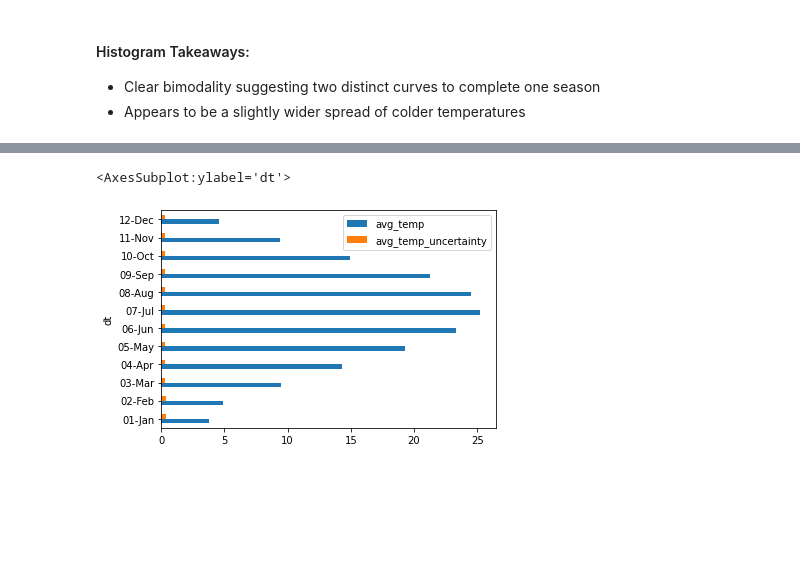
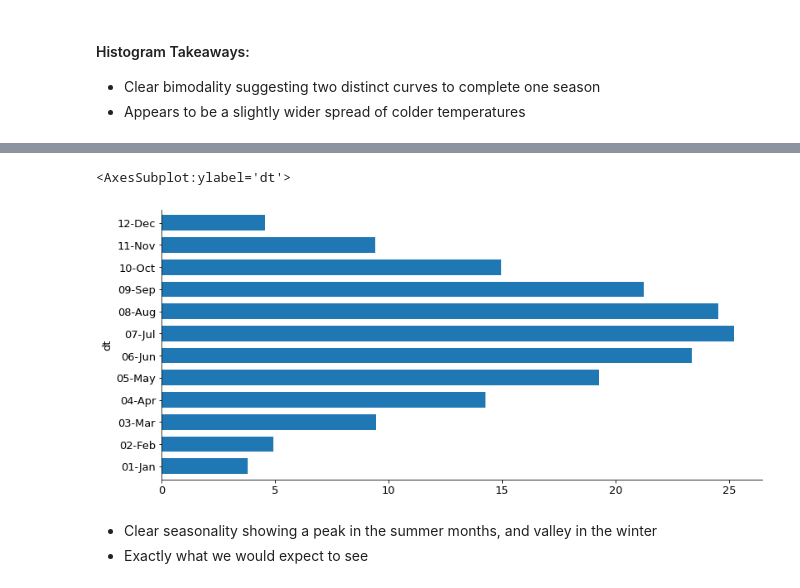
Before and after one commit to Tyler-Applegate/time-series-exercises, a Jupyter notebook: mini_project.ipynb, the cells around one changed output, grey strips where cells are left out. Saved outputs shown, nothing was run; the diff lists cells and outputs as text; code cells hidden in the pictures; blank space fills up the shorter version.

```diff
--- a/mini_project.ipynb
+++ b/mini_project.ipynb
@@ -13,3 +17,7 @@ from time import strftime
+# %%
+plt.rc('figure', figsize=(13, 6))
+plt.rc('axes.spines', top=False, right=False)
+plt.rc('font', size=13)
 # %% [markdown]
 ### Assignment
 The goal of this mini-project is to practice what you have learned at each stage of the pipeline throughout the time series module. You will use the earth surface temperature data offered by Berkeley Earth through Kaggle.com. You will select one location, could be a city or a state or something relatively similar in size and analyze the patterns in temperature over time. You will then model those patterns to forecast temperature into the future (how far is up to you, but should be something meaningful).
@@ -191,5 +214,8 @@ train.groupby('month').mean().avg_temp.plot()
 # %%
-train.groupby(train.index.strftime('%m-%b')).mean().plot.barh()
+y.groupby(y.index.strftime('%m-%b')).mean().plot.barh(width=.7)
 # %% [output]
 <AxesSubplot:ylabel='dt'>
-[figure, old version]
+[figure, new version]
+# %% [markdown]
+- Clear seasonality showing a peak in the summer months, and valley in the winter
+- Exactly what we would expect to see
```
Also changed, not shown: parts of 87 cells of this notebook, 3 other files.
